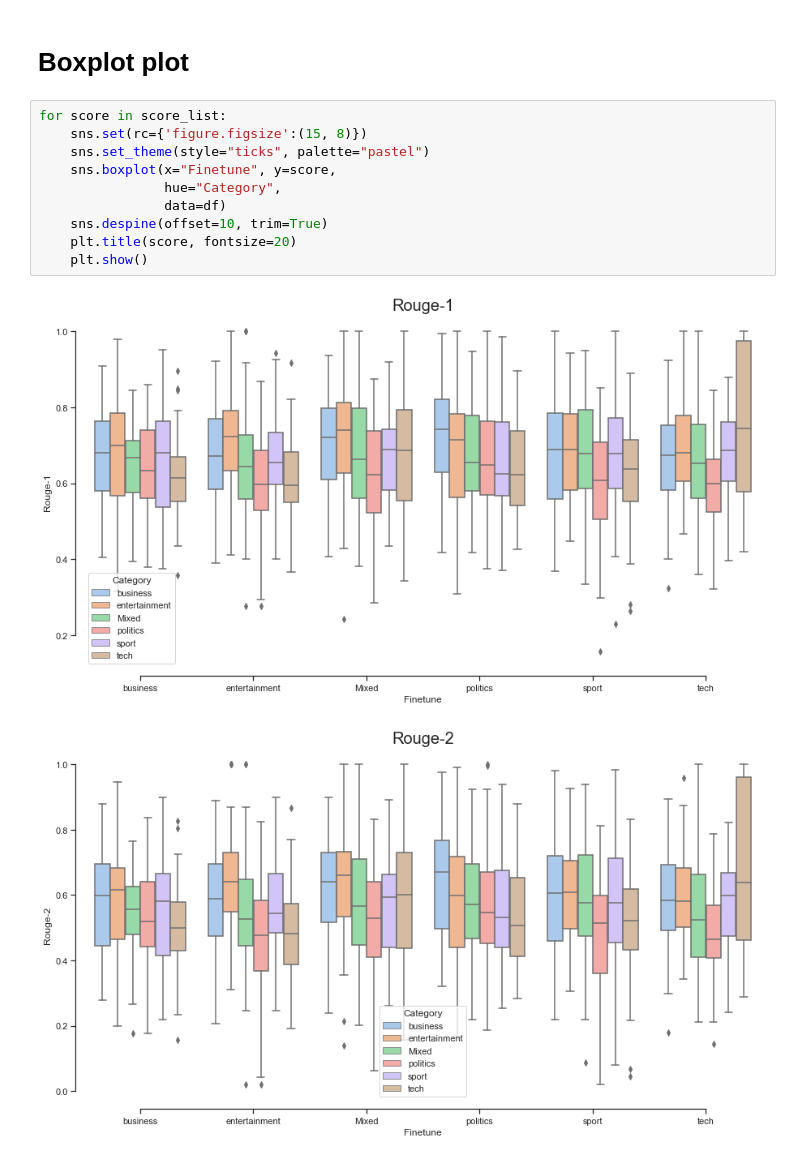
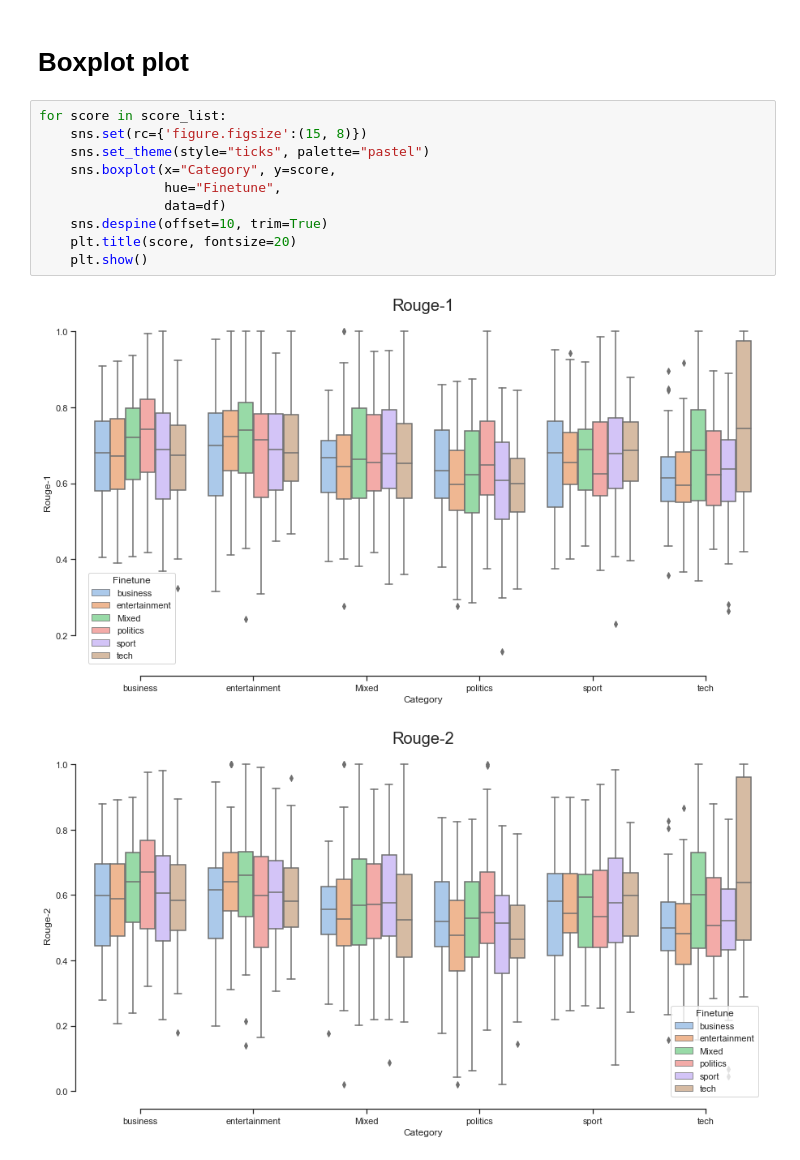
Before and after one commit to worachot-n/Text_summarization_T5, a Jupyter notebook: 1_7_Visualization.ipynb, the cells around one changed output. Cells and saved outputs as stored; diff of their text form.

```diff
--- a/1_7_Visualization.ipynb
+++ b/1_7_Visualization.ipynb
@@ -66,13 +67,13 @@ for score in score_list:
 # %%
 for score in score_list:
     sns.set(rc={'figure.figsize':(15, 8)})
     sns.set_theme(style="ticks", palette="pastel")
-    sns.boxplot(x="Finetune", y=score,
-                hue="Category",
+    sns.boxplot(x="Category", y=score,
+                hue="Finetune",
                 data=df)
     sns.despine(offset=10, trim=True)
     plt.title(score, fontsize=20)
     plt.show()
 # %% [output]
-[figure, old version]
+[figure, new version]
-[figure, old version]
+[figure, new version]
```
Also changed, not shown: parts of 12 cells of this notebook, 2 other files.
